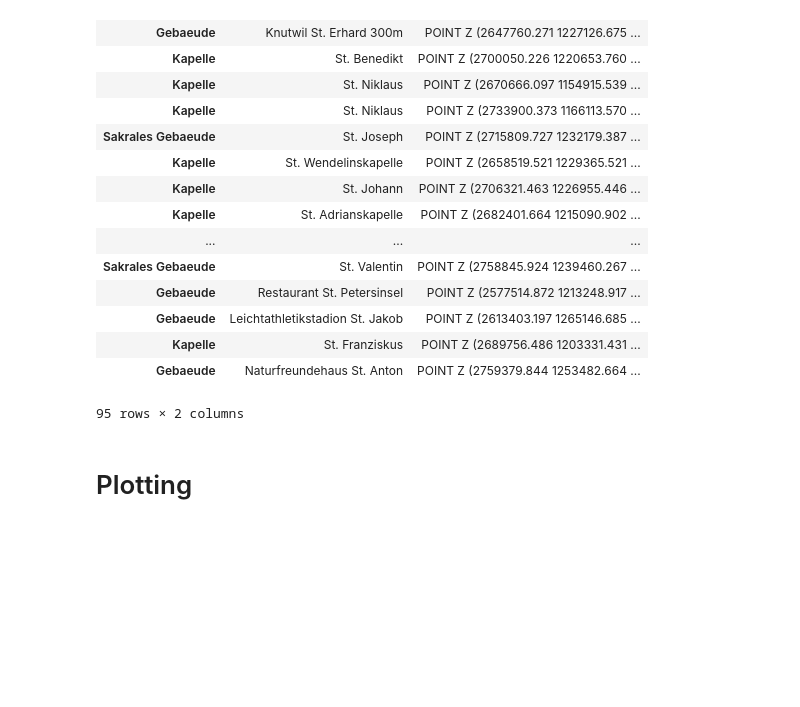
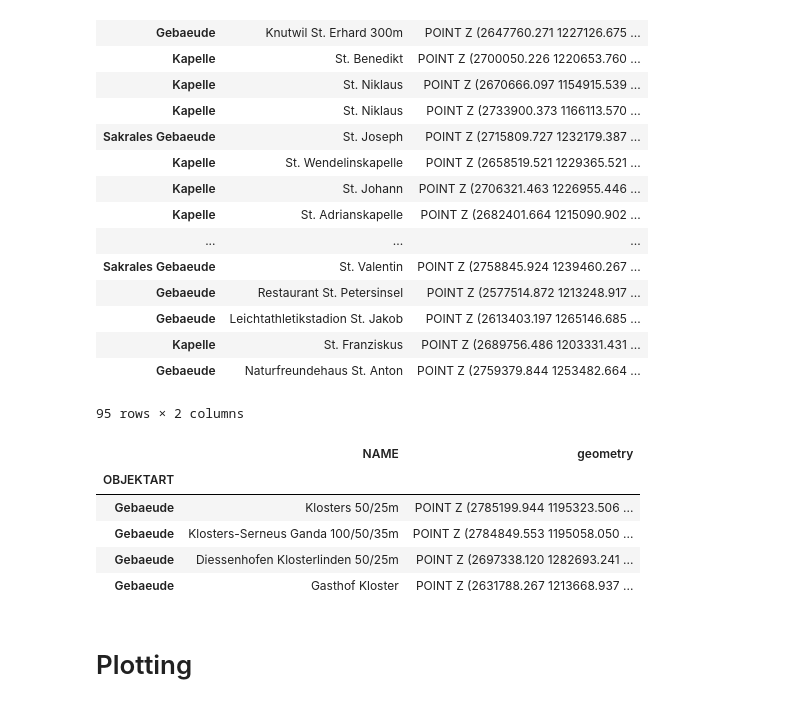
Before and after one commit to katrinnidzwetzki/cas-ddj-abschlussarbeit, a Jupyter notebook: 04_ortsnamen_heiligennamen.ipynb, the cells around one changed output. Drawn from its saved outputs; the diff is of its cells as text; code cells hidden in the pictures; blank space fills up the shorter version.

```diff
--- a/04_ortsnamen_heiligennamen.ipynb
+++ b/04_ortsnamen_heiligennamen.ipynb
@@ -137,6 +135,15 @@ gdf_heilge[gdf_heilge['NAME'].str.contains("St. ")]
 | Kapelle | St. Franziskus | POINT Z (2689756.486 1203331.431 ... |
 | Gebaeude | Naturfreundehaus St. Anton | POINT Z (2759379.844 1253482.664 ... |
 95 rows × 2 columns
+# %%
+gdf_heilge[gdf_heilge['NAME'].str.contains("Kloster")]
+# %% [output]
+|  | NAME | geometry |
+| OBJEKTART |  |  |
+| Gebaeude | Klosters 50/25m | POINT Z (2785199.944 1195323.506 ... |
+| Gebaeude | Klosters-Serneus Ganda 100/50/35m | POINT Z (2784849.553 1195058.050 ... |
+| Gebaeude | Diessenhofen Klosterlinden 50/25m | POINT Z (2697338.120 1282693.241 ... |
+| Gebaeude | Gasthof Kloster | POINT Z (2631788.267 1213668.937 ... |
 # %%
 ## In Spalte suchen
 
```
Also changed, not shown: parts of 3 cells of this notebook.
